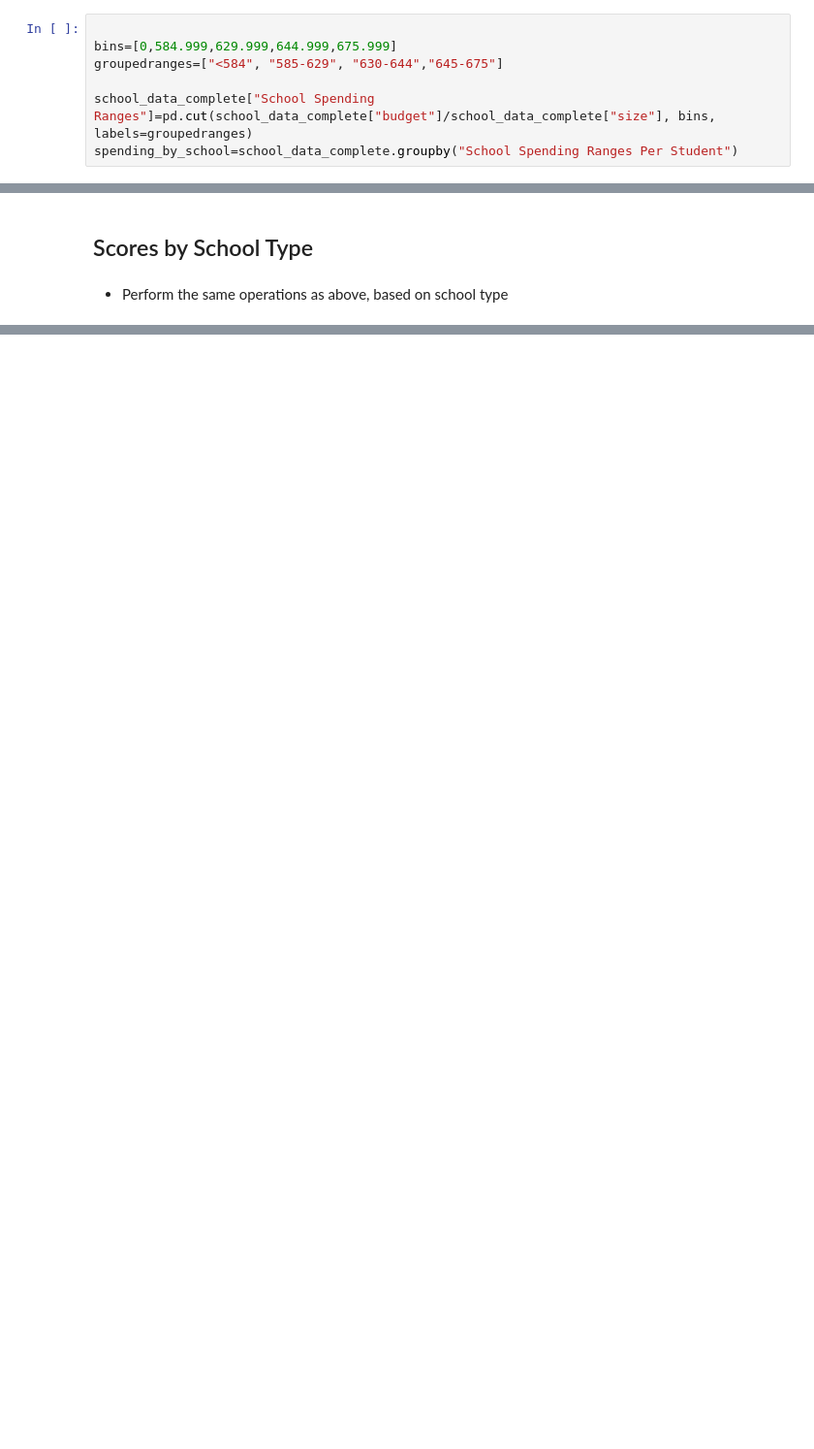
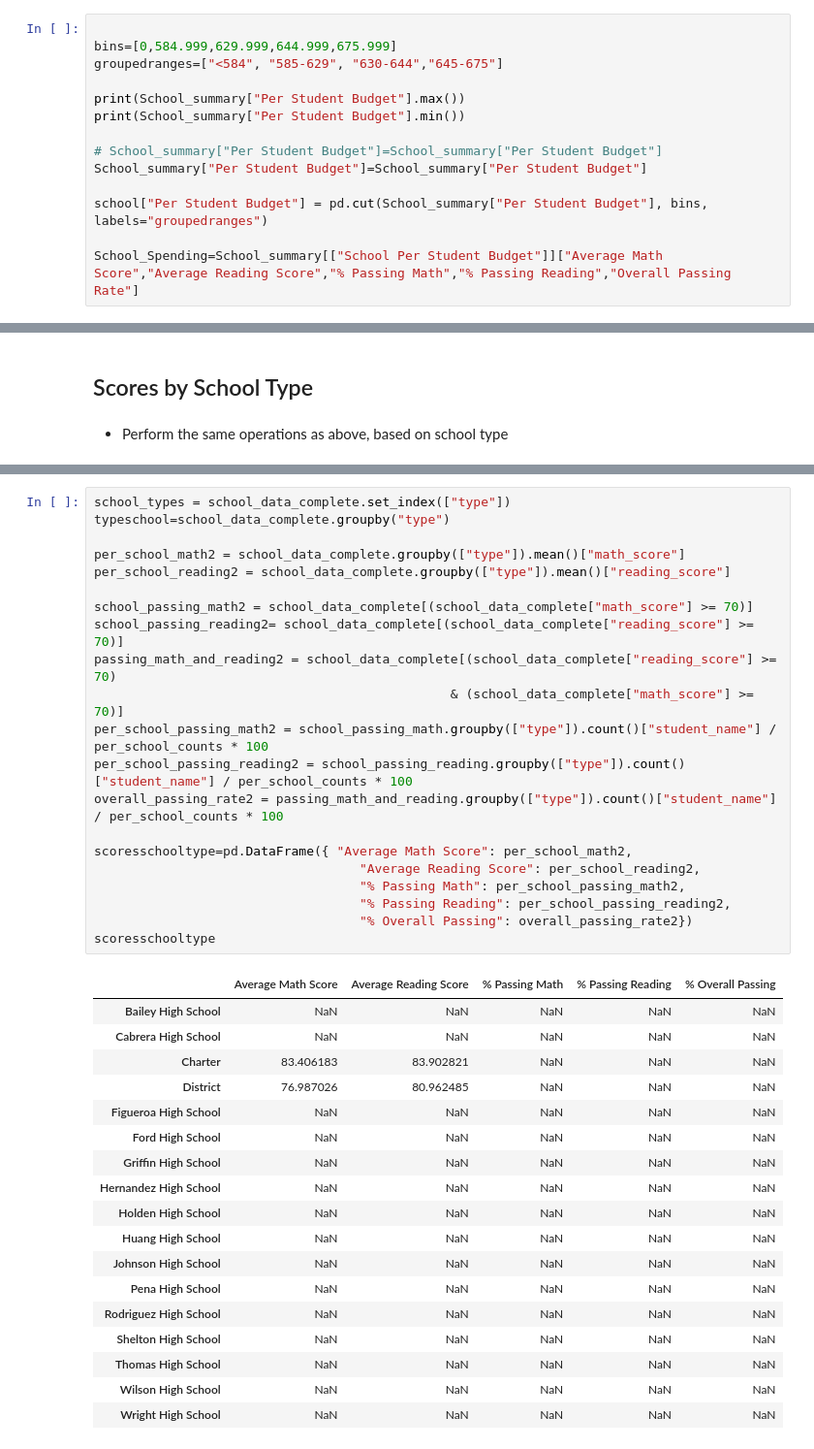
Before and after one commit to cjbeimfohr13/Pandas-Challenge, a Jupyter notebook: PyCitySchools/PyCitySchools_starter.ipynb, the cells around one changed output, grey strips where cells are left out. Shown: that part at 97% size. Drawn from its saved outputs; the diff is of its cells as text; blank space fills up the shorter version.

```diff
--- a/PyCitySchools/PyCitySchools_starter.ipynb
+++ b/PyCitySchools/PyCitySchools_starter.ipynb
@@ -295,5 +293,12 @@ reading_summary
 bins=[0,584.999,629.999,644.999,675.999]
 groupedranges=["<584", "585-629", "630-644","645-675"]
 
-school_data_complete["School Spending Ranges"]=pd.cut(school_data_complete["budget"]/school_data_complete["size"], bins, labels=groupedranges)
-spending_by_school=school_data_complete.groupby("School Spending Ranges Per Student")
+print(School_summary["Per Student Budget"].max())
+print(School_summary["Per Student Budget"].min())
+
+# School_summary["Per Student Budget"]=School_summary["Per Student Budget"]
+School_summary["Per Student Budget"]=School_summary["Per Student Budget"]
+
+school["Per Student Budget"] = pd.cut(School_summary["Per Student Budget"], bins, labels="groupedranges")
+
+School_Spending=School_summary[["School Per Student Budget"]]["Average Math Score","Average Reading Score","% Passing Math","% Passing Reading","Overall Passing Rate"]
@@ -350,0 +329,40 @@ scores_school_type
+# %%
+school_types = school_data_complete.set_index(["type"])
+typeschool=school_data_complete.groupby("type")
+
+per_school_math2 = school_data_complete.groupby(["type"]).mean()["math_score"]
+per_school_reading2 = school_data_complete.groupby(["type"]).mean()["reading_score"]
+
+school_passing_math2 = school_data_complete[(school_data_complete["math_score"] >= 70)]
+school_passing_reading2= school_data_complete[(school_data_complete["reading_score"] >= 70)]
+passing_math_and_reading2 = school_data_complete[(school_data_complete["reading_score"] >= 70)
+                                               & (school_data_complete["math_score"] >= 70)]
+per_school_passing_math2 = school_passing_math.groupby(["type"]).count()["student_name"] / per_school_counts * 100
+per_school_passing_reading2 = school_passing_reading.groupby(["type"]).count()["student_name"] / per_school_counts * 100
+overall_passing_rate2 = passing_math_and_reading.groupby(["type"]).count()["student_name"] / per_school_counts * 100
+
+scoresschooltype=pd.DataFrame({ "Average Math Score": per_school_math2,
+                                   "Average Reading Score": per_school_reading2,
+                                   "% Passing Math": per_school_passing_math2,
+                                   "% Passing Reading": per_school_passing_reading2,
+                                   "% Overall Passing": overall_passing_rate2})
+scoresschooltype
+# %% [output]
+|  | Average Math Score | Average Reading Score | % Passing Math | % Passing Reading | % Overall Passing |
+| Bailey High School | NaN | NaN | NaN | NaN | NaN |
+| Cabrera High School | NaN | NaN | NaN | NaN | NaN |
+| Charter | 83.406183 | 83.902821 | NaN | NaN | NaN |
+| District | 76.987026 | 80.962485 | NaN | NaN | NaN |
+| Figueroa High School | NaN | NaN | NaN | NaN | NaN |
+| Ford High School | NaN | NaN | NaN | NaN | NaN |
+| Griffin High School | NaN | NaN | NaN | NaN | NaN |
+| Hernandez High School | NaN | NaN | NaN | NaN | NaN |
+| Holden High School | NaN | NaN | NaN | NaN | NaN |
+| Huang High School | NaN | NaN | NaN | NaN | NaN |
+| Johnson High School | NaN | NaN | NaN | NaN | NaN |
+| Pena High School | NaN | NaN | NaN | NaN | NaN |
+| Rodriguez High School | NaN | NaN | NaN | NaN | NaN |
+| Shelton High School | NaN | NaN | NaN | NaN | NaN |
+| Thomas High School | NaN | NaN | NaN | NaN | NaN |
+| Wilson High School | NaN | NaN | NaN | NaN | NaN |
+| Wright High School | NaN | NaN | NaN | NaN | NaN |
```
Also changed, not shown: parts of 6 cells of this notebook.
